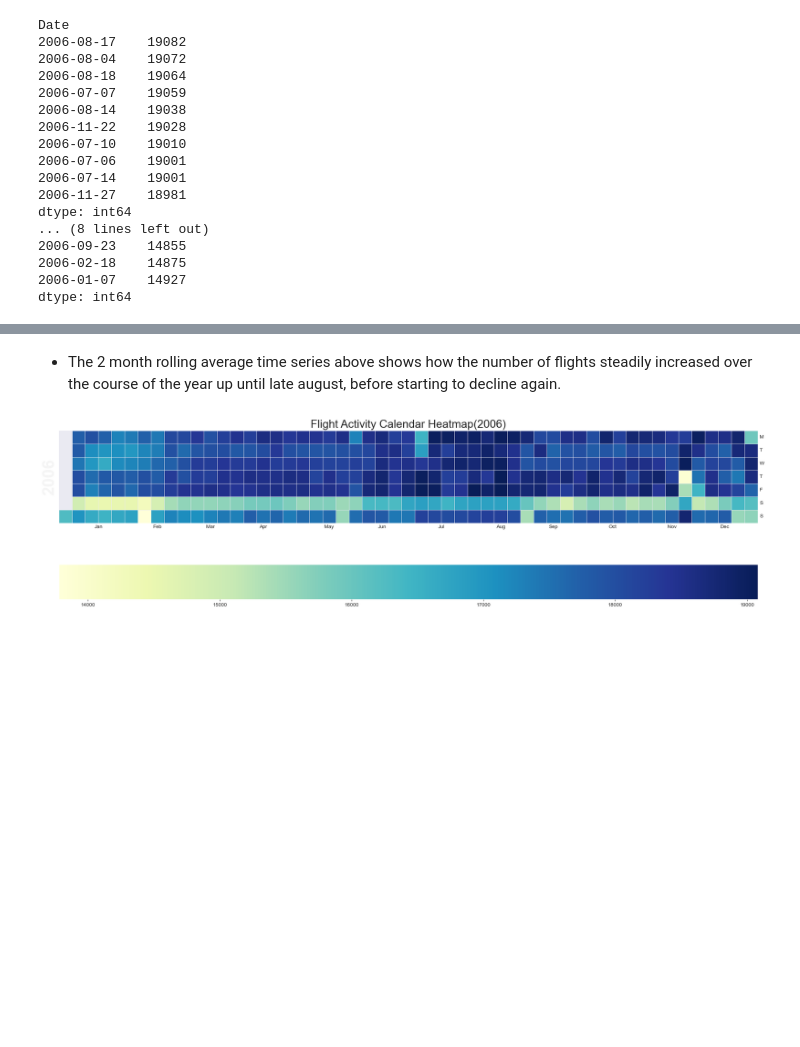
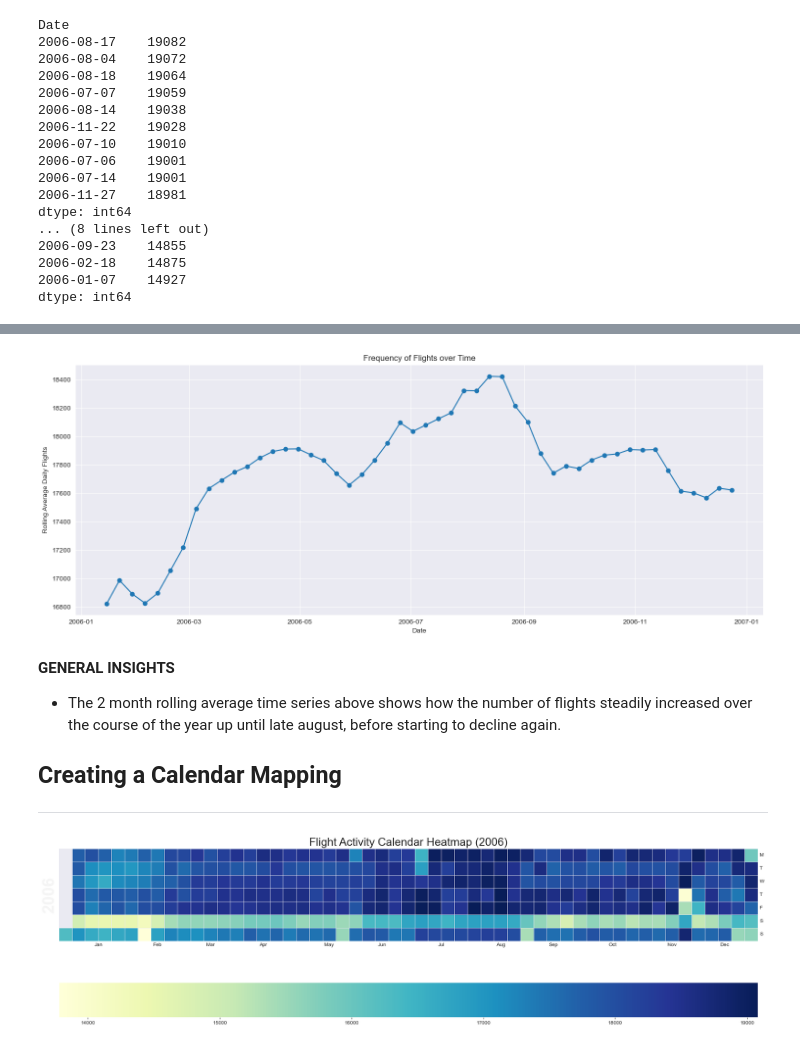
Before and after one commit to ONV1809/US-Flight-Delay-Project, a Jupyter notebook: Delay Prediction1 - EDA.ipynb, the cells around one changed output, grey strips where cells are left out. Cells and saved outputs as stored; diff of their text form; code cells hidden in the pictures; blank space fills up the shorter version.

```diff
--- a/Delay Prediction1 - EDA.ipynb
+++ b/Delay Prediction1 - EDA.ipynb
@@ -927,3 +1085,35 @@ plt.show()
+# %%
+#In the code above, we created a series where we had each date in 2006 paired with the number of flights in the year.
+#Note: the date is in datetime format, allowing us to resample by week.
+#Below, we resample by week, and take the mean of the flights for each week.
+weekly_flights = daily_flights.resample('w').mean()
+
+#Rolling Mean over 2 month period
+#Creating another series object using an 4 week window that is centred.
+#For example, to calculate the rolling average for the 10th week of the year using 8 week window, we would average from week 3 to 10.
+#The rolling average creates the smoothness in the graph
+#The rolling average is centred, which means the current data point is seen as the centre of the window rather than end.
+#This is useful for data points at the start of the year, as there is no data (available here) before january 2006. By centering around current point, Jan 1st would get 2 weeks ahead to find a rolling average.
+smoothed_flights = weekly_flights.rolling(window=4, center=True).mean()
+
+
+#Plotting the above data on a lineplot
+plt.figure(figsize=(15, 6))
+plt.plot(smoothed_flights, marker='o')
+
+plt.title('Frequency of Flights over Time')
+plt.xlabel('Date')
+plt.ylabel('Rolling Average Daily Flights')
+
+
+plt.tight_layout() #neater display
+plt.show()
+# %% [output]
+[figure, added]
 # %% [markdown]
+**GENERAL INSIGHTS**
 - The 2 month rolling average time series above shows how the number of flights steadily increased over the course of the year up until late august, before starting to decline again.
+
+## Creating a Calendar Mapping
+---
 # %%
```
Also changed, not shown: parts of 61 cells of this notebook.
